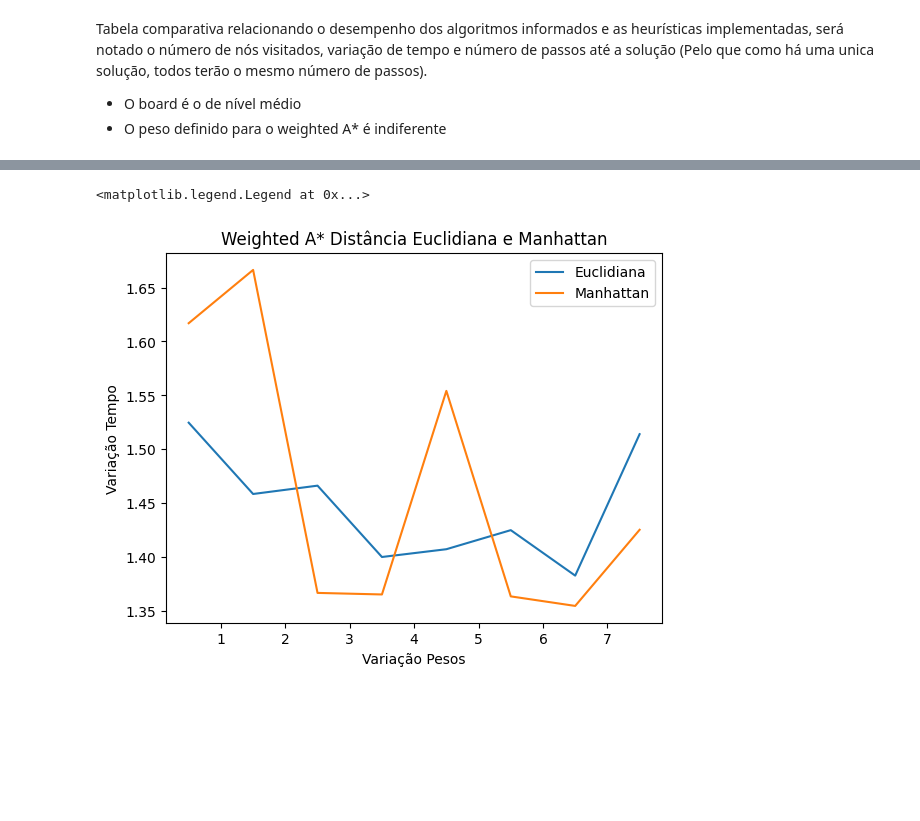
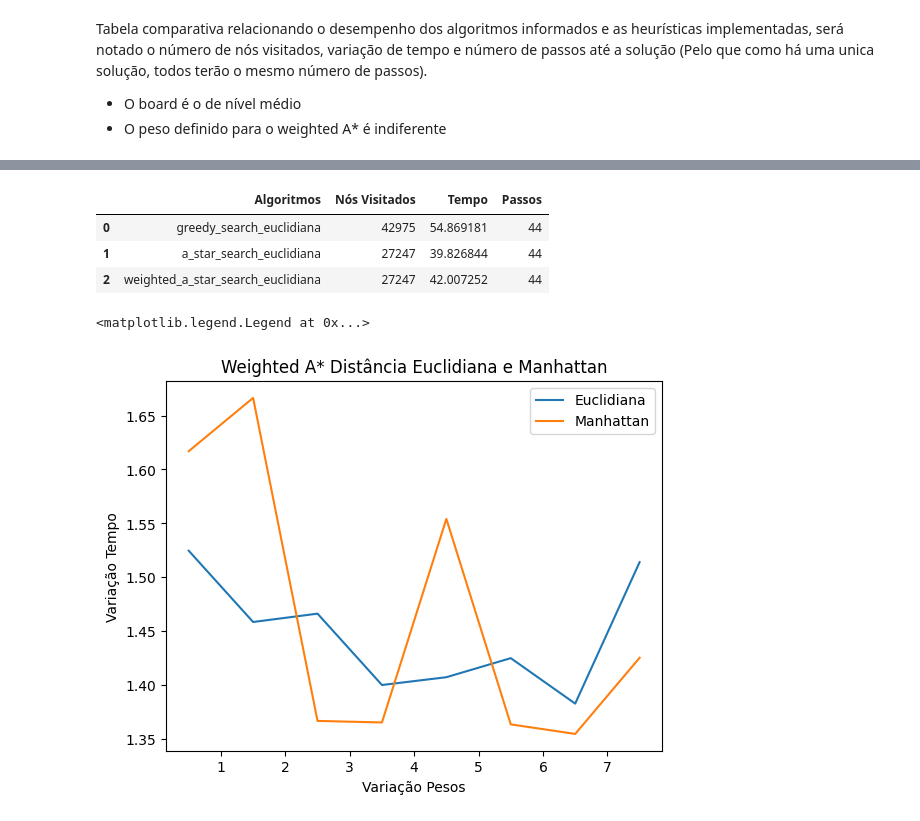
Before and after one commit to dinixz/Maze, a Jupyter notebook: testes.ipynb, the cells around one changed output, grey strips where cells are left out. Drawn from its saved outputs; the diff is of its cells as text; code cells hidden in the pictures; blank space fills up the shorter version.

```diff
--- a/testes.ipynb
+++ b/testes.ipynb
@@ -336,5 +336,11 @@ weighted_a_star_search_manhattan = weighted_a_star_search(maze_medium, distancia
 
 algoritmos = [greedy_search_euclidiana, greedy_search_manhattan, a_star_search_euclidiana, a_star_search_manhattan, weighted_a_star_search_euclidiana, weighted_a_star_search_manhattan]
+# %%
+greedy_search_euclidiana_hard = greedy_search(maze_hard, distancia_euclidiana)
+a_star_search_euclidiana_hard = a_star_search(maze_hard, distancia_euclidiana)
+weighted_a_star_search_euclidiana_hard = weighted_a_star_search(maze_hard, distancia_euclidiana, 2.5)
+
+algoritmos_hard = [greedy_search_euclidiana_hard, a_star_search_euclidiana_hard, weighted_a_star_search_euclidiana_hard]
 # %% [markdown]
 # Testes Maze
 # %% [markdown]
@@ -427,3 +433,21 @@ info
+# %%
+informed_hard = tabelas(algoritmos_hard)
+
+tabela_informed_hard ={"Algoritmos": ["greedy_search_euclidiana",
+                                 "a_star_search_euclidiana",
+                                 "weighted_a_star_search_euclidiana"],
+                               "Nós Visitados" : informed_hard[0],
+                               "Tempo" : informed_hard[1],
+                                "Passos": informed_hard[2] }
+
+info_hard = pd.DataFrame(tabela_informed_hard)
+
+info_hard
+# %% [output]
+|  | Algoritmos | Nós Visitados | Tempo | Passos |
+| 0 | greedy_search_euclidiana | 42975 | 54.869181 | 44 |
+| 1 | a_star_search_euclidiana | 27247 | 39.826844 | 44 |
+| 2 | weighted_a_star_search_euclidiana | 27247 | 42.007252 | 44 |
 # %%
 
 pesos = [i+0.5 for i in range(8)]
```
Also changed, not shown: parts of 5 cells of this notebook.
